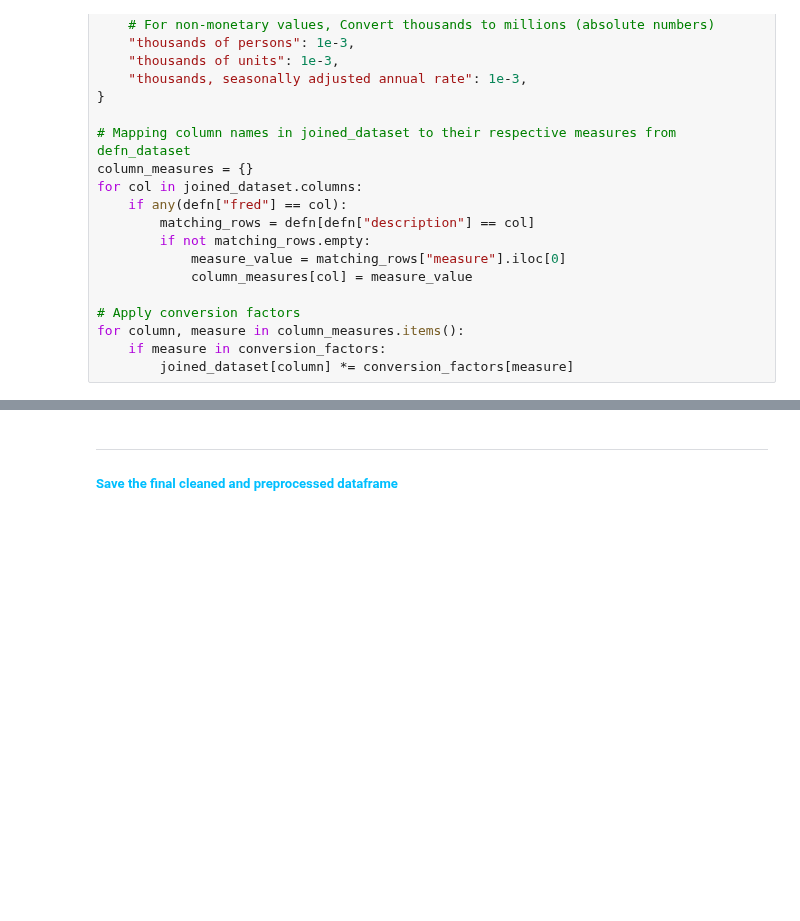
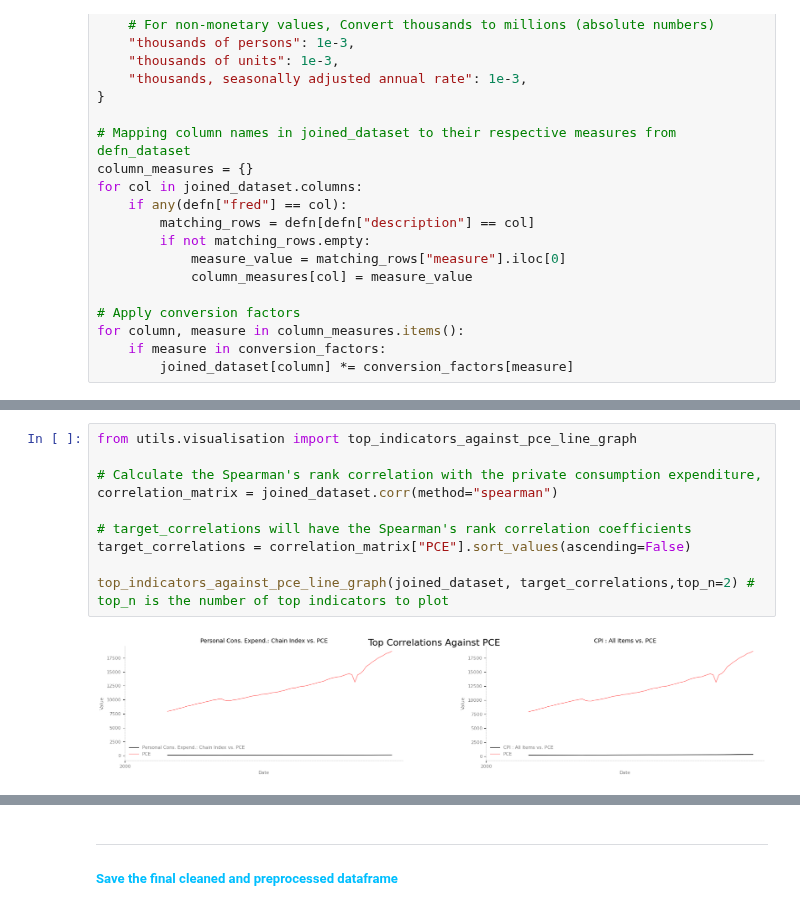
Before and after one commit to janjannagtegaal/NowCasting-M1, a Jupyter notebook: [1]M1_clean_and_preprocess.ipynb, the cells around one changed output, grey strips where cells are left out. Saved outputs shown, nothing was run; the diff lists cells and outputs as text; blank space fills up the shorter version.

```diff
--- a/[1]M1_clean_and_preprocess.ipynb
+++ b/[1]M1_clean_and_preprocess.ipynb
@@ -823,0 +835,12 @@ This step effectively prepares the dataset for further statistical modeling and
+# %%
+from utils.visualisation import top_indicators_against_pce_line_graph
+
+# Calculate the Spearman's rank correlation with the private consumption expenditure,
+correlation_matrix = joined_dataset.corr(method="spearman")
+
+# target_correlations will have the Spearman's rank correlation coefficients
+target_correlations = correlation_matrix["PCE"].sort_values(ascending=False)
+
+top_indicators_against_pce_line_graph(joined_dataset, target_correlations,top_n=2) # top_n is the number of top indicators to plot
+# %% [output]
+[figure, added]
```
Also changed, not shown: parts of 19 cells of this notebook, 12 other files.
